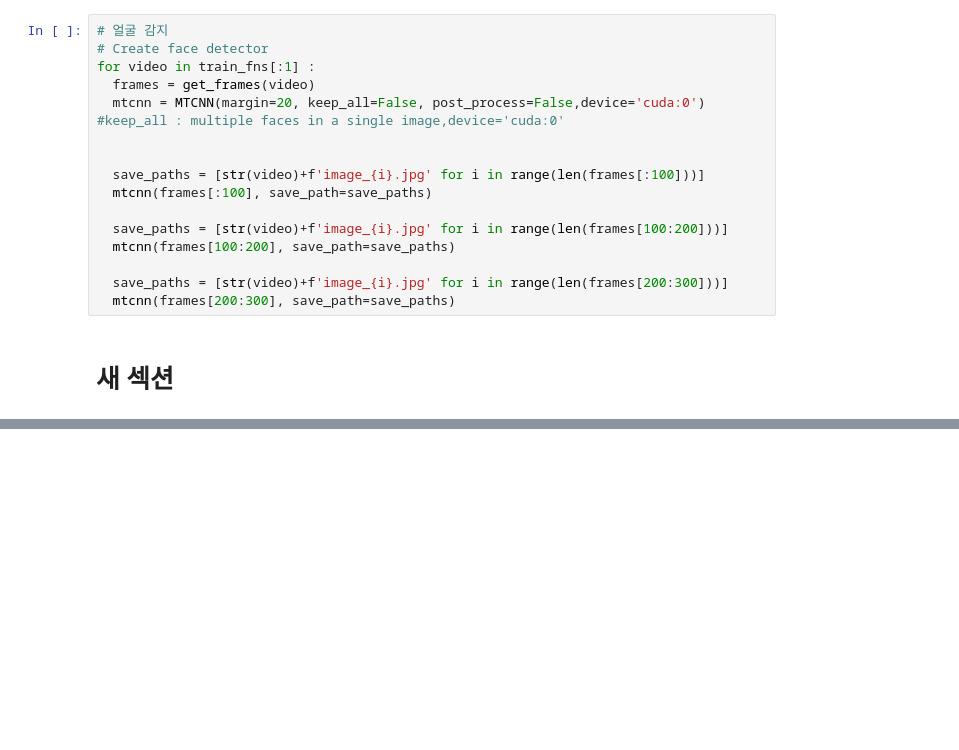
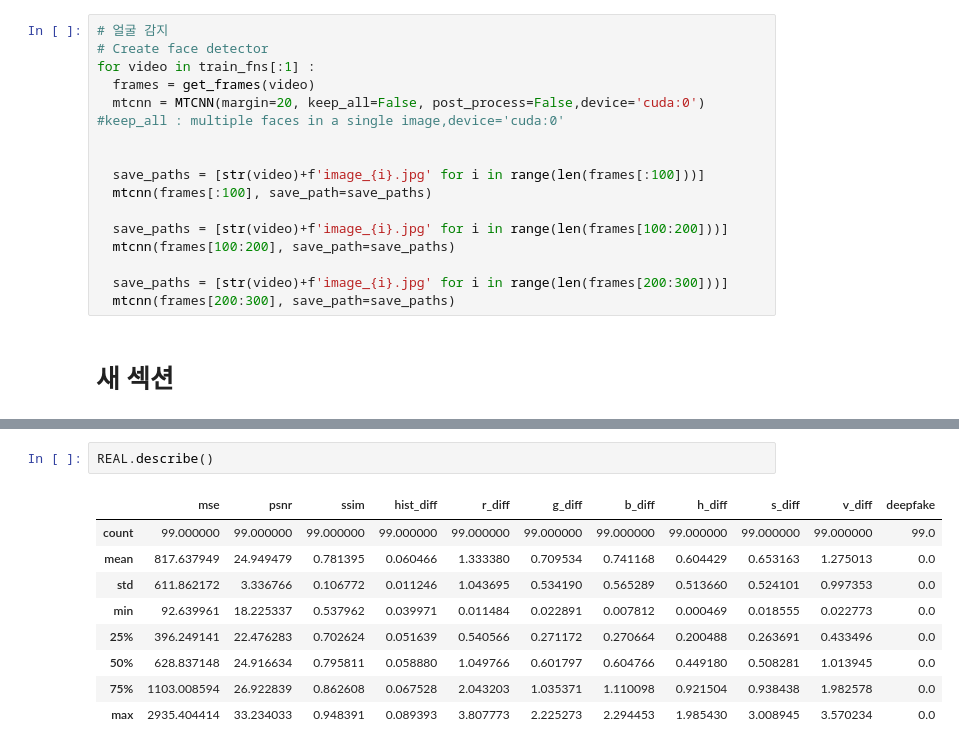
Before and after one commit to GipalLee/Deepfake_detection, a Jupyter notebook: deepfake_1_1_3.ipynb, the cells around one changed output, grey strips where cells are left out. Saved outputs shown, nothing was run; the diff lists cells and outputs as text; blank space fills up the shorter version.

```diff
--- a/deepfake_1_1_3.ipynb
+++ b/deepfake_1_1_3.ipynb
@@ -180,0 +396,12 @@ AttributeError: ignored
+# %%
+REAL.describe()
+# %% [output]
+|  | mse | psnr | ssim | hist_diff | r_diff | g_diff | b_diff | h_diff | s_diff | v_diff | deepfake |
+| count | 99.000000 | 99.000000 | 99.000000 | 99.000000 | 99.000000 | 99.000000 | 99.000000 | 99.000000 | 99.000000 | 99.000000 | 99.0 |
+| mean | 817.637949 | 24.949479 | 0.781395 | 0.060466 | 1.333380 | 0.709534 | 0.741168 | 0.604429 | 0.653163 | 1.275013 | 0.0 |
+| std | 611.862172 | 3.336766 | 0.106772 | 0.011246 | 1.043695 | 0.534190 | 0.565289 | 0.513660 | 0.524101 | 0.997353 | 0.0 |
+| min | 92.639961 | 18.225337 | 0.537962 | 0.039971 | 0.011484 | 0.022891 | 0.007812 | 0.000469 | 0.018555 | 0.022773 | 0.0 |
+| 25% | 396.249141 | 22.476283 | 0.702624 | 0.051639 | 0.540566 | 0.271172 | 0.270664 | 0.200488 | 0.263691 | 0.433496 | 0.0 |
+| 50% | 628.837148 | 24.916634 | 0.795811 | 0.058880 | 1.049766 | 0.601797 | 0.604766 | 0.449180 | 0.508281 | 1.013945 | 0.0 |
+| 75% | 1103.008594 | 26.922839 | 0.862608 | 0.067528 | 2.043203 | 1.035371 | 1.110098 | 0.921504 | 0.938438 | 1.982578 | 0.0 |
+| max | 2935.404414 | 33.234033 | 0.948391 | 0.089393 | 3.807773 | 2.225273 | 2.294453 | 1.985430 | 3.008945 | 3.570234 | 0.0 |
```
Also changed, not shown: parts of 24 cells of this notebook.
